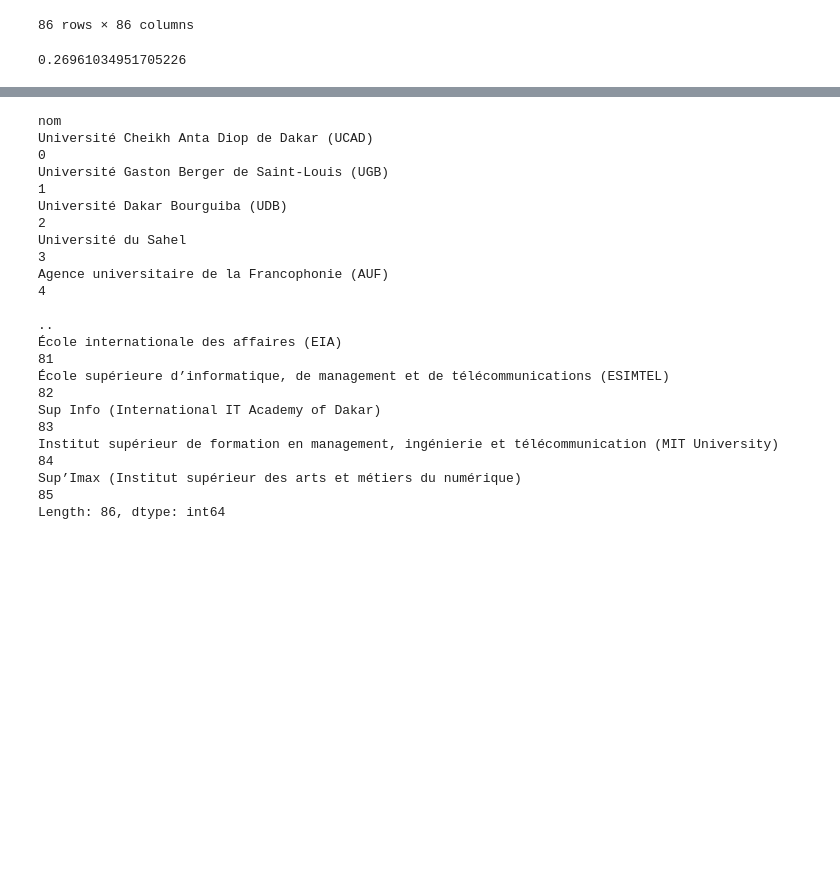
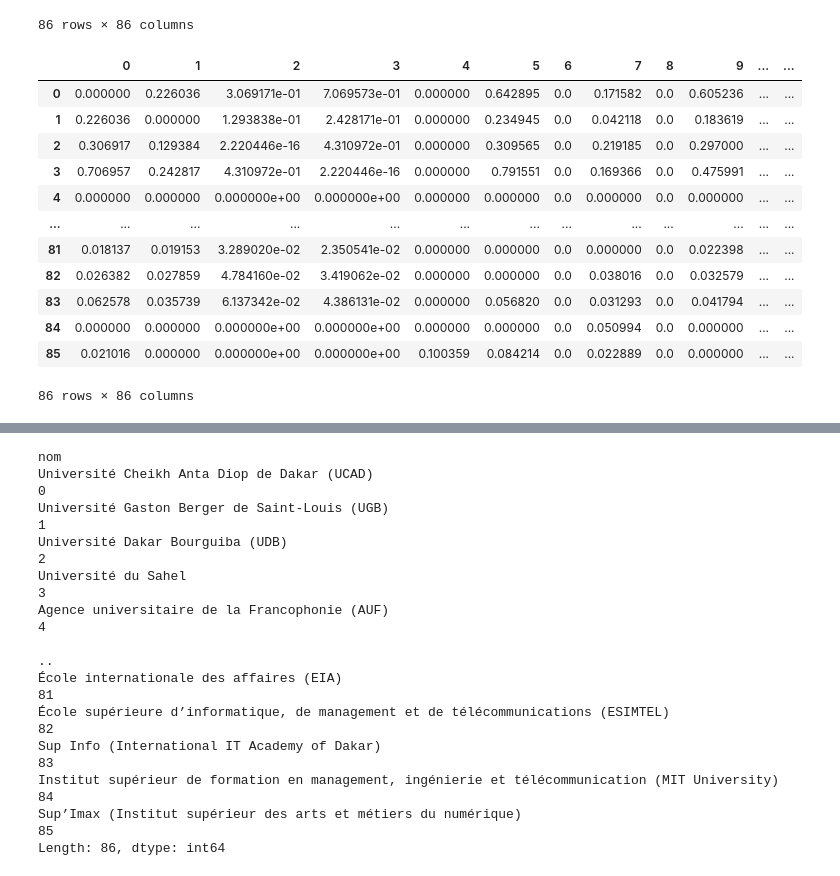
Before and after one commit to abd2re/Orientation-sn, a Jupyter notebook: draft.ipynb, the cells around one changed output, grey strips where cells are left out. Drawn from its saved outputs; the diff is of its cells as text; code cells hidden in the pictures; blank space fills up the shorter version.

```diff
--- a/draft.ipynb
+++ b/draft.ipynb
@@ -512,9 +525,5 @@ pd.DataFrame(cosine_similarity(denselist))#[0][0]
 | 84 | 0.000000 | 0.000000 | 0.000000 | 0.000000 | 0.000000 | 0.000000 | 0.0 | 0.050994 | 0.0 | 0.000000 | ... | ... |
 | 85 | 0.021016 | 0.000000 | 0.000000 | 0.000000 | 0.100359 | 0.084214 | 0.0 | 0.022889 | 0.0 | 0.000000 | ... | ... |
 86 rows × 86 columns
-# %%
-similarity(0,1)
-# %% [output]
-0.26961034951705226
 # %%
 similarity_fulldf = pd.DataFrame(cosine_similarity(denselist))
@@ -521,3 +533,19 @@ similarity_fulldf = pd.DataFrame(cosine_similarity(denselist))
+# %%
+similarity_fulldf
+# %% [output]
+|  | 0 | 1 | 2 | 3 | 4 | 5 | 6 | 7 | 8 | 9 | ... | ... |
+| 0 | 0.000000 | 0.226036 | 3.069171e-01 | 7.069573e-01 | 0.000000 | 0.642895 | 0.0 | 0.171582 | 0.0 | 0.605236 | ... | ... |
+| 1 | 0.226036 | 0.000000 | 1.293838e-01 | 2.428171e-01 | 0.000000 | 0.234945 | 0.0 | 0.042118 | 0.0 | 0.183619 | ... | ... |
+| 2 | 0.306917 | 0.129384 | 2.220446e-16 | 4.310972e-01 | 0.000000 | 0.309565 | 0.0 | 0.219185 | 0.0 | 0.297000 | ... | ... |
+| 3 | 0.706957 | 0.242817 | 4.310972e-01 | 2.220446e-16 | 0.000000 | 0.791551 | 0.0 | 0.169366 | 0.0 | 0.475991 | ... | ... |
+| 4 | 0.000000 | 0.000000 | 0.000000e+00 | 0.000000e+00 | 0.000000 | 0.000000 | 0.0 | 0.000000 | 0.0 | 0.000000 | ... | ... |
+| ... | ... | ... | ... | ... | ... | ... | ... | ... | ... | ... | ... | ... |
+| 81 | 0.018137 | 0.019153 | 3.289020e-02 | 2.350541e-02 | 0.000000 | 0.000000 | 0.0 | 0.000000 | 0.0 | 0.022398 | ... | ... |
+| 82 | 0.026382 | 0.027859 | 4.784160e-02 | 3.419062e-02 | 0.000000 | 0.000000 | 0.0 | 0.038016 | 0.0 | 0.032579 | ... | ... |
+| 83 | 0.062578 | 0.035739 | 6.137342e-02 | 4.386131e-02 | 0.000000 | 0.056820 | 0.0 | 0.031293 | 0.0 | 0.041794 | ... | ... |
+| 84 | 0.000000 | 0.000000 | 0.000000e+00 | 0.000000e+00 | 0.000000 | 0.000000 | 0.0 | 0.050994 | 0.0 | 0.000000 | ... | ... |
+| 85 | 0.021016 | 0.000000 | 0.000000e+00 | 0.000000e+00 | 0.100359 | 0.084214 | 0.0 | 0.022889 | 0.0 | 0.000000 | ... | ... |
+86 rows × 86 columns
 # %%
 i=32
 unis_vect['cos_sim score'] = similarity_fulldf[i]
```
Also changed, not shown: parts of 26 cells of this notebook, 3 other files.
